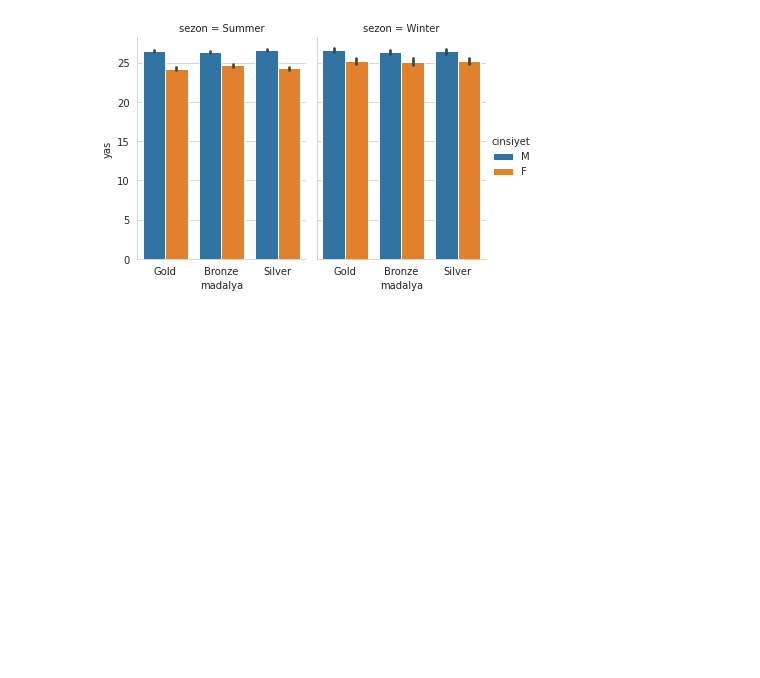
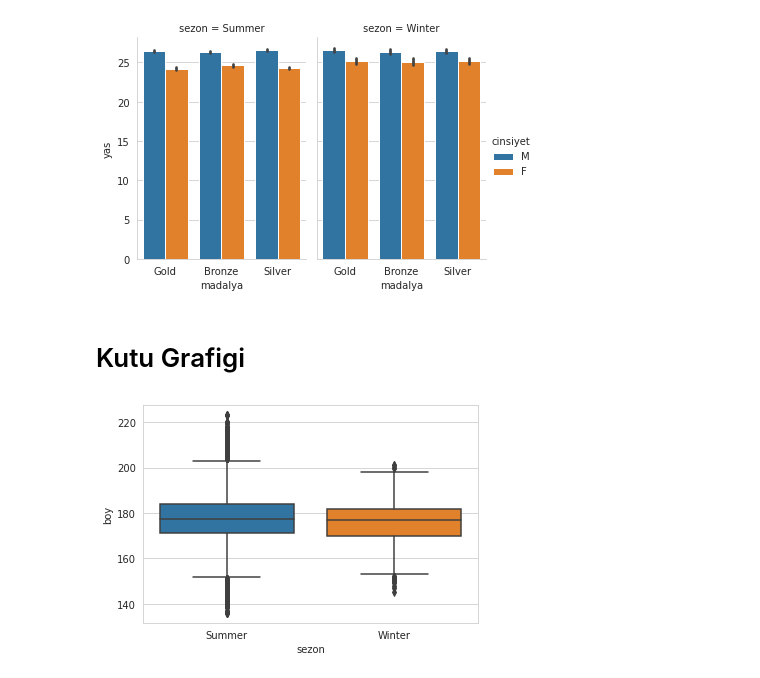
Before and after one commit to mertdot/athlete-events-1896-2016-data-discovery-with-seaborn, a Jupyter notebook: python-ile-veri-gorsellestirme-5-2-120-yillik-olimpiyat-tarihi-veri-seti.ipynb, the cells around one changed output. Saved outputs shown, nothing was run; the diff lists cells and outputs as text; code cells hidden in the pictures; blank space fills up the shorter version.

```diff
--- a/python-ile-veri-gorsellestirme-5-2-120-yillik-olimpiyat-tarihi-veri-seti.ipynb
+++ b/python-ile-veri-gorsellestirme-5-2-120-yillik-olimpiyat-tarihi-veri-seti.ipynb
@@ -336,3 +336,10 @@ sns.catplot(x="madalya",y="yas",hue="cinsiyet",col="sezon",data=veri,kind="bar",
 plt.show()
 # %% [output]
 [figure]
+# %% [markdown]
+# Kutu Grafigi
+# %%
+sns.boxplot(x="sezon",y="boy",data=veri)
+plt.show()
+# %% [output]
+[figure, added]
```
Also changed, not shown: parts of 3 cells of this notebook.
